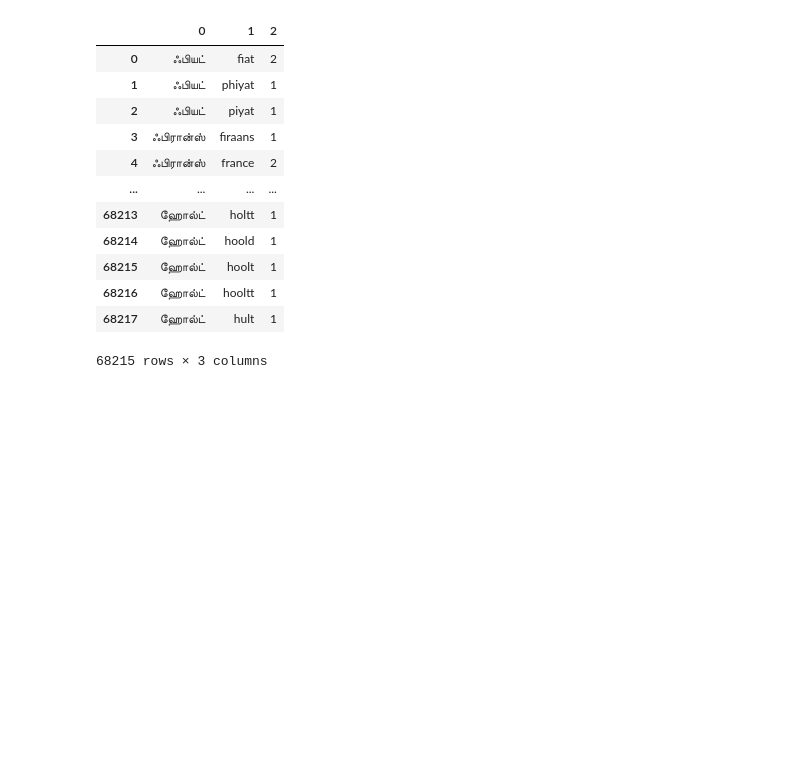
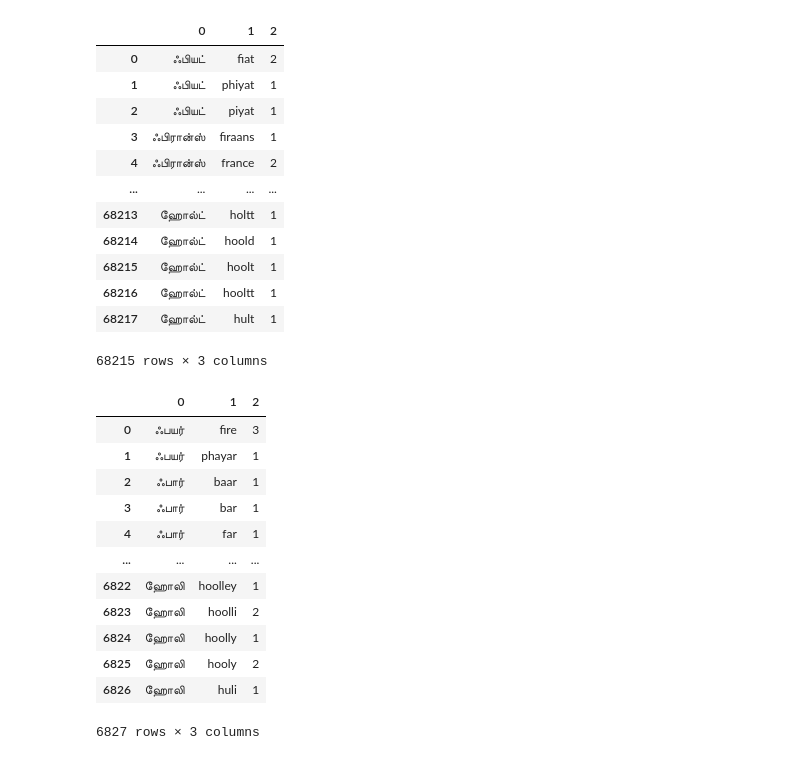
Before and after one commit to kodikarthik21/CS6910---Fundamentals-of-Deep-Learning, a Jupyter notebook: Assignment03/seq2seq_without_Attention.ipynb, the cells around one changed output. Drawn from its saved outputs; the diff is of its cells as text; code cells hidden in the pictures; blank space fills up the shorter version.

```diff
--- a/Assignment03/seq2seq_without_Attention.ipynb
+++ b/Assignment03/seq2seq_without_Attention.ipynb
@@ -19,10 +19,11 @@ import tensorflow as tf
 from tensorflow import keras
 import pandas as pd
 # %%
-
-import pandas as pd
 train_df = pd.read_csv("/content/lexicons/ta.translit.sampled.train.tsv", sep = '\t', header = None)
 train_df = train_df.dropna(axis=0)
+
+val_df = pd.read_csv("/content/lexicons/ta.translit.sampled.dev.tsv", sep = '\t', header = None)
+val_df = val_df.dropna(axis=0)
 # %%
 train_df
 # %% [output]
@@ -39,3 +40,19 @@ train_df
 | 68216 | ஹோல்ட் | hooltt | 1 |
 | 68217 | ஹோல்ட் | hult | 1 |
 68215 rows × 3 columns
+# %%
+val_df
+# %% [output]
+|  | 0 | 1 | 2 |
+| 0 | ஃபயர் | fire | 3 |
+| 1 | ஃபயர் | phayar | 1 |
+| 2 | ஃபார் | baar | 1 |
+| 3 | ஃபார் | bar | 1 |
+| 4 | ஃபார் | far | 1 |
+| ... | ... | ... | ... |
+| 6822 | ஹோலி | hoolley | 1 |
+| 6823 | ஹோலி | hoolli | 2 |
+| 6824 | ஹோலி | hoolly | 1 |
+| 6825 | ஹோலி | hooly | 2 |
+| 6826 | ஹோலி | huli | 1 |
+6827 rows × 3 columns
```
Also changed, not shown: parts of 6 cells of this notebook.
